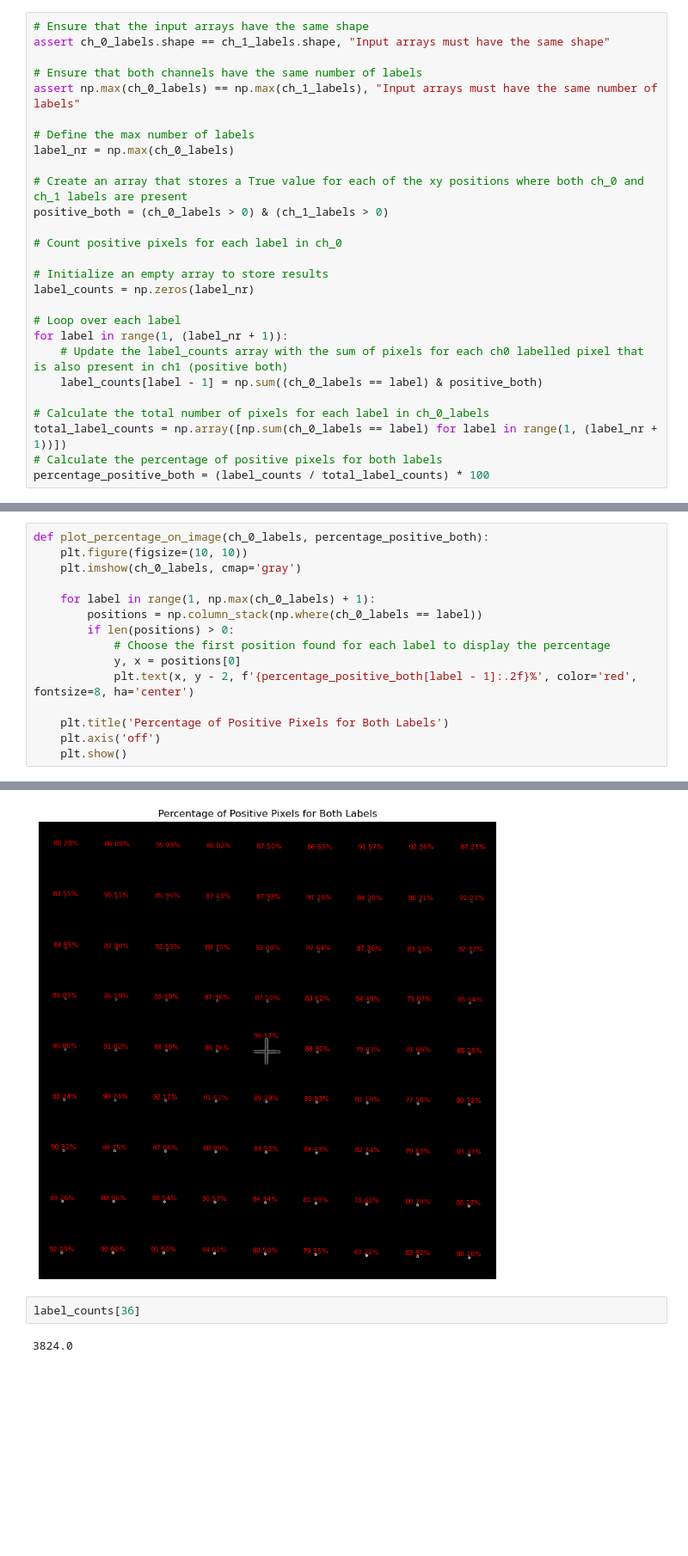
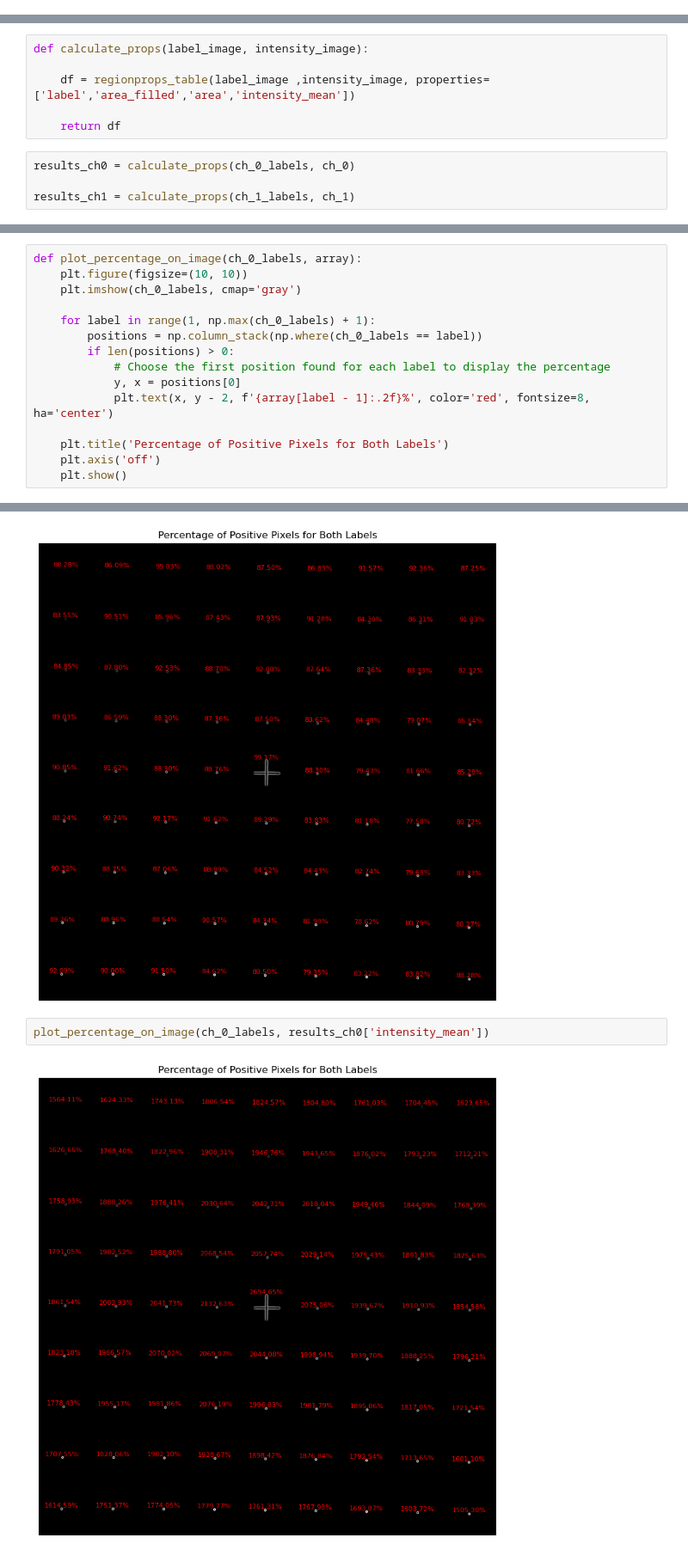
Before and after one commit to adiezsanchez/argolight_nikon_qc, a Jupyter notebook: qc.ipynb, the cells around one changed output, grey strips where cells are left out. Shown: that part at 86% size. Drawn from its saved outputs; the diff is of its cells as text; blank space fills up the shorter version.

Commit message:
Extract intensities and plot

```diff
--- a/qc.ipynb
+++ b/qc.ipynb
@@ -54,30 +65,3 @@ def calculate_positive_pixels(ch_0_labels, ch_1_labels):
 
 # Example usage
 label_counts, percentage_positive_both = calculate_positive_pixels(ch_0_labels, ch_1_labels)
-# %%
-# Ensure that the input arrays have the same shape
-assert ch_0_labels.shape == ch_1_labels.shape, "Input arrays must have the same shape"
-
-# Ensure that both channels have the same number of labels
-assert np.max(ch_0_labels) == np.max(ch_1_labels), "Input arrays must have the same number of labels"
-
-# Define the max number of labels
-label_nr = np.max(ch_0_labels)
-
-# Create an array that stores a True value for each of the xy positions where both ch_0 and ch_1 labels are present
-positive_both = (ch_0_labels > 0) & (ch_1_labels > 0)
-
-# Count positive pixels for each label in ch_0
-
-# Initialize an empty array to store results
-label_counts = np.zeros(label_nr)
-
-# Loop over each label
-for label in range(1, (label_nr + 1)):
-    # Update the label_counts array with the sum of pixels for each ch0 labelled pixel that is also present in ch1 (positive both)
-    label_counts[label - 1] = np.sum((ch_0_labels == label) & positive_both)
-
-# Calculate the total number of pixels for each label in ch_0_labels
-total_label_counts = np.array([np.sum(ch_0_labels == label) for label in range(1, (label_nr + 1))])
-# Calculate the percentage of positive pixels for both labels
-percentage_positive_both = (label_counts / total_label_counts) * 100
@@ -105,0 +68,10 @@ label_counts.shape
+# %%
+def calculate_props(label_image, intensity_image):
+
+    df = regionprops_table(label_image ,intensity_image, properties=['label','area_filled','area','intensity_mean'])
+
+    return df
+# %%
+results_ch0 = calculate_props(ch_0_labels, ch_0)
+
+results_ch1 = calculate_props(ch_1_labels, ch_1)
@@ -106,5 +97,5 @@ label_counts.shape
 # %%
-def plot_percentage_on_image(ch_0_labels, percentage_positive_both):
+def plot_percentage_on_image(ch_0_labels, array):
     plt.figure(figsize=(10, 10))
     plt.imshow(ch_0_labels, cmap='gray')
 
@@ -113,7 +104,7 @@ def plot_percentage_on_image(ch_0_labels, percentage_positive_both):
         if len(positions) > 0:
             # Choose the first position found for each label to display the percentage
             y, x = positions[0]
-            plt.text(x, y - 2, f'{percentage_positive_both[label - 1]:.2f}%', color='red', fontsize=8, ha='center')
+            plt.text(x, y - 2, f'{array[label - 1]:.2f}%', color='red', fontsize=8, ha='center')
 
     plt.title('Percentage of Positive Pixels for Both Labels')
     plt.axis('off')
@@ -122,7 +113,7 @@ def plot_percentage_on_image(ch_0_labels, percentage_positive_both):
 plot_percentage_on_image(ch_0_labels, percentage_positive_both)
 # %% [output]
 [figure]
-# %%
-label_counts[36]
-# %% [output]
-3824.0
+# %%
+plot_percentage_on_image(ch_0_labels, results_ch0['intensity_mean'])
+# %% [output]
+[figure, added]
```
Also changed, not shown: parts of 6 cells of this notebook.
